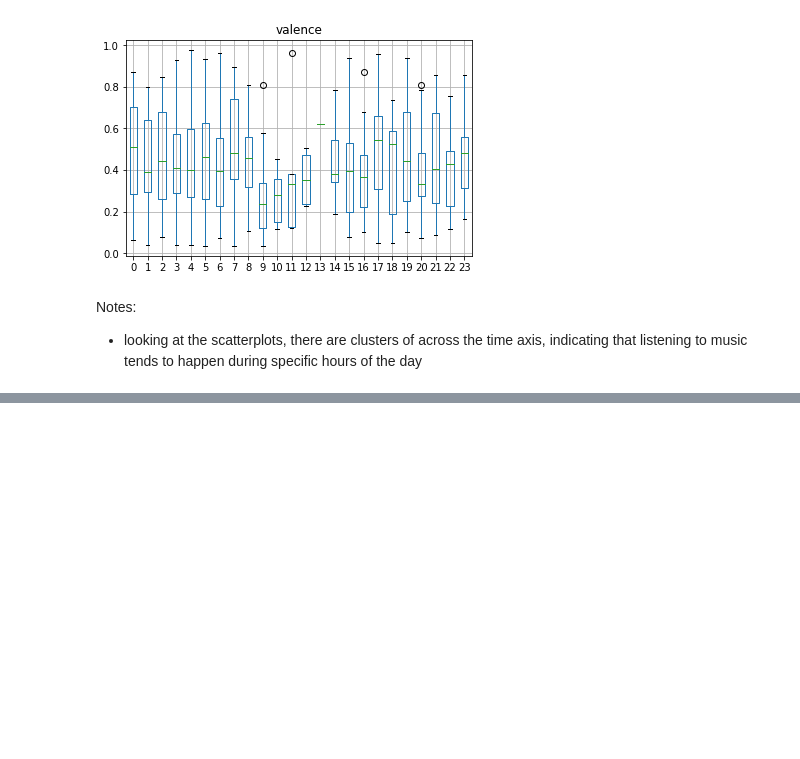
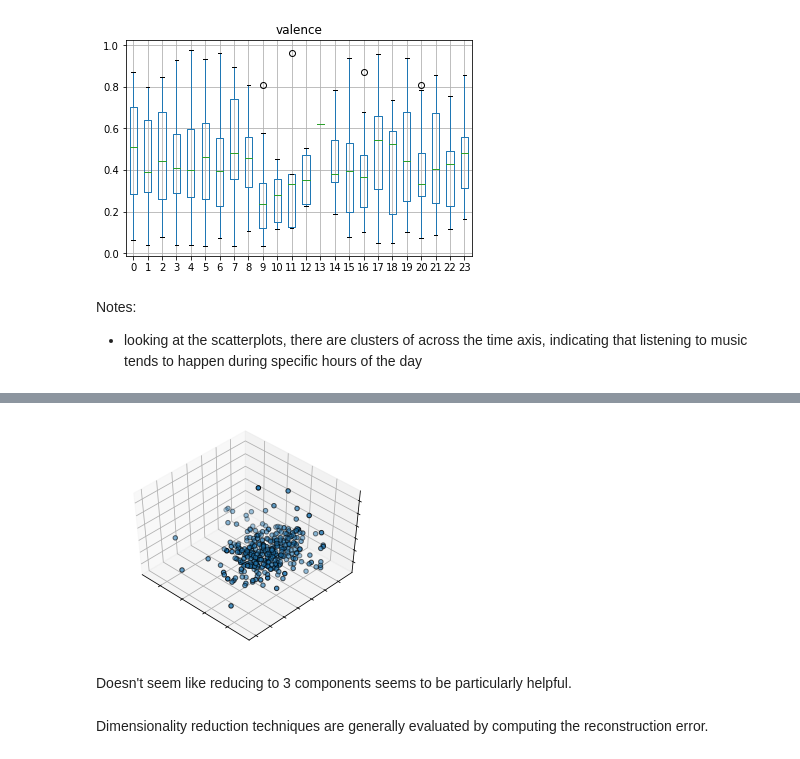
Before and after one commit to rileynwong/spotify-analysis, a Jupyter notebook: Data-Analysis.ipynb, the cells around one changed output, grey strips where cells are left out. Cells and saved outputs as stored; diff of their text form; code cells hidden in the pictures; blank space fills up the shorter version.

```diff
--- a/Data-Analysis.ipynb
+++ b/Data-Analysis.ipynb
@@ -294,0 +357,3 @@ for col in data:
+# %%
+# Hold out on most recent playlist to use as a test set
+test_idx = data_numerical.index[data_numerical['month']==12]
@@ -294,0 +378,3 @@ for col in data:
+# %%
+# Drop rows from the November 2017 playlist
+train_data = data_numerical.drop(test_idx,inplace=False)
@@ -294,0 +394,3 @@ for col in data:
+# %%
+pca = decomposition.PCA()
+pca.fit(train_data)
@@ -294,0 +426,3 @@ for col in data:
+# %%
+pca_3 = decomposition.PCA(n_components=3)
+pca_3.fit(train_data)
@@ -294,0 +496,24 @@ for col in data:
+# %%
+fig = plt.figure(1, figsize=(4, 3))
+plt.clf()
+ax = Axes3D(fig, rect=[0, 0, .95, 1], elev=48, azim=134)
+
+plt.cla()
+pca = decomposition.PCA(n_components=3)
+pca.fit(train_data)
+train_data = pca.transform(train_data)
+
+ax.scatter(train_data[:, 0], train_data[:, 1], train_data[:, 2],
+            edgecolor='k')
+
+ax.w_xaxis.set_ticklabels([])
+ax.w_yaxis.set_ticklabels([])
+ax.w_zaxis.set_ticklabels([])
+
+plt.show()
+# %% [output]
+[figure, added]
+# %% [markdown]
+Doesn't seem like reducing to 3 components seems to be particularly helpful.
+# %% [markdown]
+Dimensionality reduction techniques are generally evaluated by computing the reconstruction error.
```
Also changed, not shown: parts of 46 cells of this notebook.
